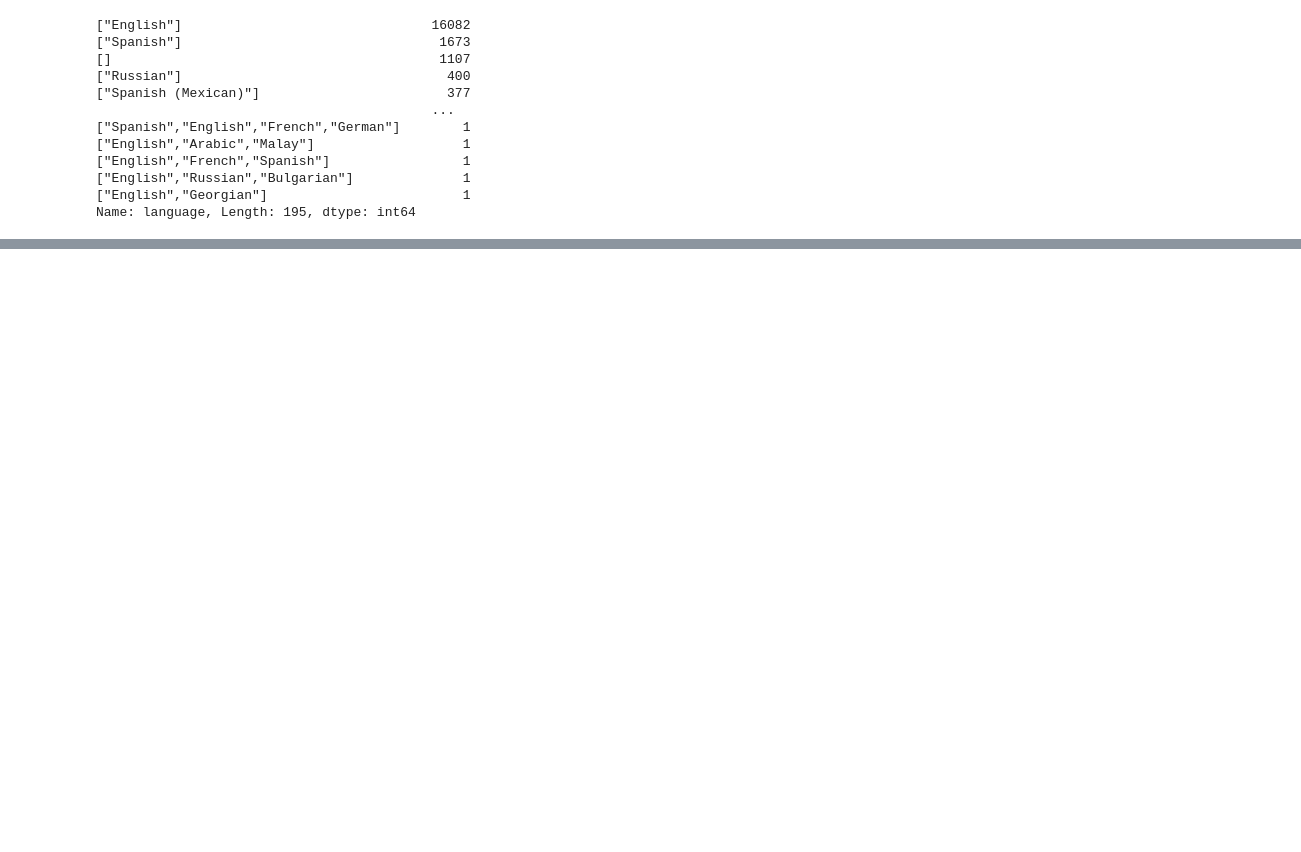
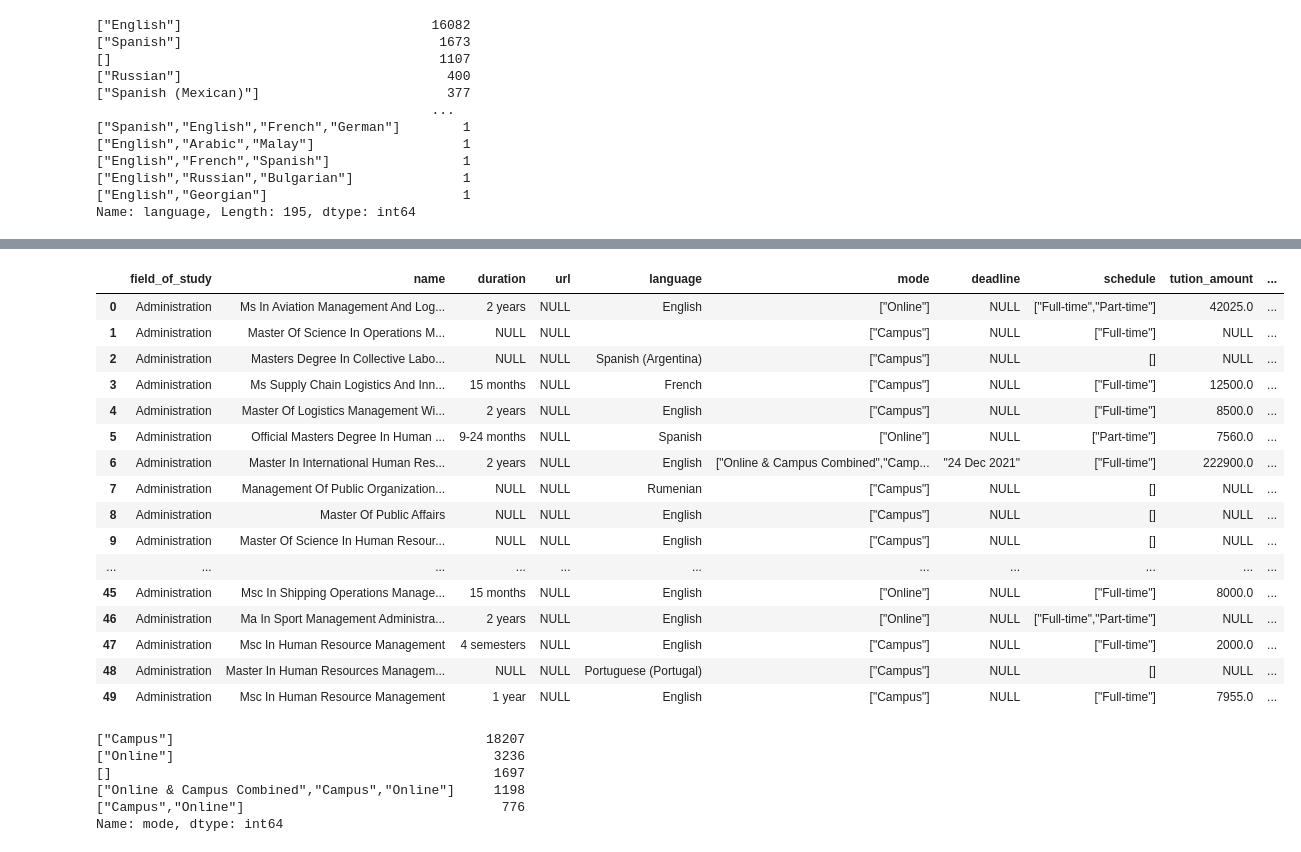
Before and after one commit to PicoloGroup/DB-FindMyMasters, a Jupyter notebook: data-version2/MasterProgramsDataCleaning.ipynb, the cells around one changed output, grey strips where cells are left out. Cells and saved outputs as stored; diff of their text form; code cells hidden in the pictures; blank space fills up the shorter version.

```diff
--- a/data-version2/MasterProgramsDataCleaning.ipynb
+++ b/data-version2/MasterProgramsDataCleaning.ipynb
@@ -305 +320,24 @@ Index(['field_of_study', 'name', 'duration', 'url', 'mode', 'deadline',
+# %%
+
+# language column has multi values and this is not appropriate for first norm in database
+# we need to repeat rows which have multi values
+# database without first-norm is a bad database!
+
+
+def clean_language(dataframe: pd.DataFrame) -> pd.DataFrame:
+
+    colums   = dataframe.columns
+    new_rows = []
+
+    for row in tqdm(dataframe.values):
+
+        for language in list(row[4].strip('[]').split(",")):
+
+            new_row = row.copy()
+            new_row[4] = language.strip('""')
+            new_rows.append(new_row)
+
+    return pd.DataFrame(data=new_rows, columns=colums)
+# %%
+masters_clean_language_1N = clean_language(masters_clean)
 # %%
@@ -332,0 +383,20 @@ AttributeError: Can only use .str accessor with string values!
+# %%
+masters_clean_language_1N.head(50)
+# %% [output]
+|  | field_of_study | name | duration | url | language | mode | deadline | schedule | tution_amount | ... |
+| 0 | Administration | Ms In Aviation Management And Log... | 2 years | NULL | English | ["Online"] | NULL | ["Full-time","Part-time"] | 42025.0 | ... |
+| 1 | Administration | Master Of Science In Operations M... | NULL | NULL |  | ["Campus"] | NULL | ["Full-time"] | NULL | ... |
+| 2 | Administration | Masters Degree In Collective Labo... | NULL | NULL | Spanish (Argentina) | ["Campus"] | NULL | [] | NULL | ... |
+| 3 | Administration | Ms Supply Chain Logistics And Inn... | 15 months | NULL | French | ["Campus"] | NULL | ["Full-time"] | 12500.0 | ... |
+| 4 | Administration | Master Of Logistics Management Wi... | 2 years | NULL | English | ["Campus"] | NULL | ["Full-time"] | 8500.0 | ... |
+| 5 | Administration | Official Masters Degree In Human ... | 9-24 months | NULL | Spanish | ["Online"] | NULL | ["Part-time"] | 7560.0 | ... |
+| 6 | Administration | Master In International Human Res... | 2 years | NULL | English | ["Online & Campus Combined","Camp... | "24 Dec 2021" | ["Full-time"] | 222900.0 | ... |
+| 7 | Administration | Management Of Public Organization... | NULL | NULL | Rumenian | ["Campus"] | NULL | [] | NULL | ... |
+| 8 | Administration | Master Of Public Affairs | NULL | NULL | English | ["Campus"] | NULL | [] | NULL | ... |
+| 9 | Administration | Master Of Science In Human Resour... | NULL | NULL | English | ["Campus"] | NULL | [] | NULL | ... |
+| ... | ... | ... | ... | ... | ... | ... | ... | ... | ... | ... |
+| 45 | Administration | Msc In Shipping Operations Manage... | 15 months | NULL | English | ["Online"] | NULL | ["Full-time"] | 8000.0 | ... |
+| 46 | Administration | Ma In Sport Management Administra... | 2 years | NULL | English | ["Online"] | NULL | ["Full-time","Part-time"] | NULL | ... |
+| 47 | Administration | Msc In Human Resource Management | 4 semesters | NULL | English | ["Campus"] | NULL | ["Full-time"] | 2000.0 | ... |
+| 48 | Administration | Master In Human Resources Managem... | NULL | NULL | Portuguese (Portugal) | ["Campus"] | NULL | [] | NULL | ... |
+| 49 | Administration | Msc In Human Resource Management | 1 year | NULL | English | ["Campus"] | NULL | ["Full-time"] | 7955.0 | ... |
@@ -332,0 +407,11 @@ AttributeError: Can only use .str accessor with string values!
+# %%
+
+# apply first norm on mode values too
+masters_clean_language_1N["mode"].value_counts()
+# %% [output]
+["Campus"]                                        18207
+["Online"]                                         3236
+[]                                                 1697
+["Online & Campus Combined","Campus","Online"]     1198
+["Campus","Online"]                                 776
+Name: mode, dtype: int64
```
Also changed, not shown: parts of 44 cells of this notebook, 2 other files.
